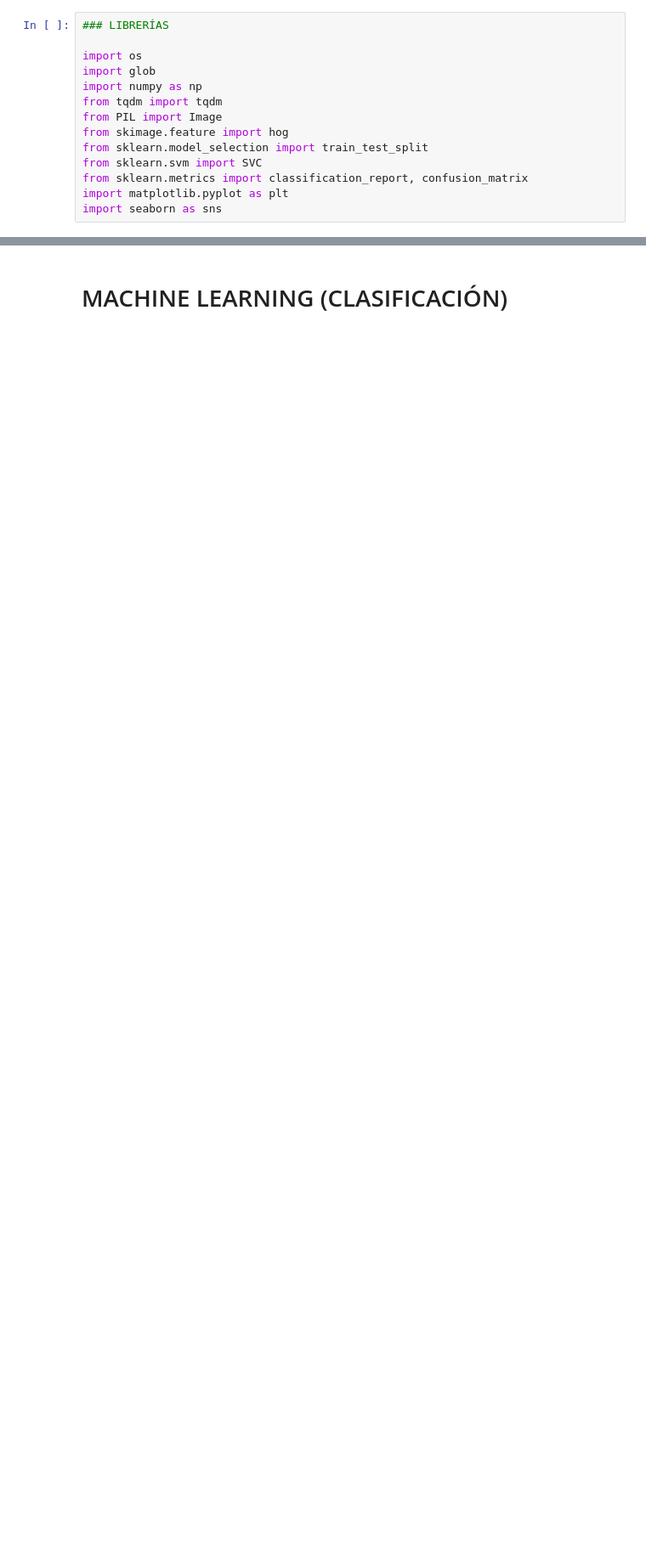
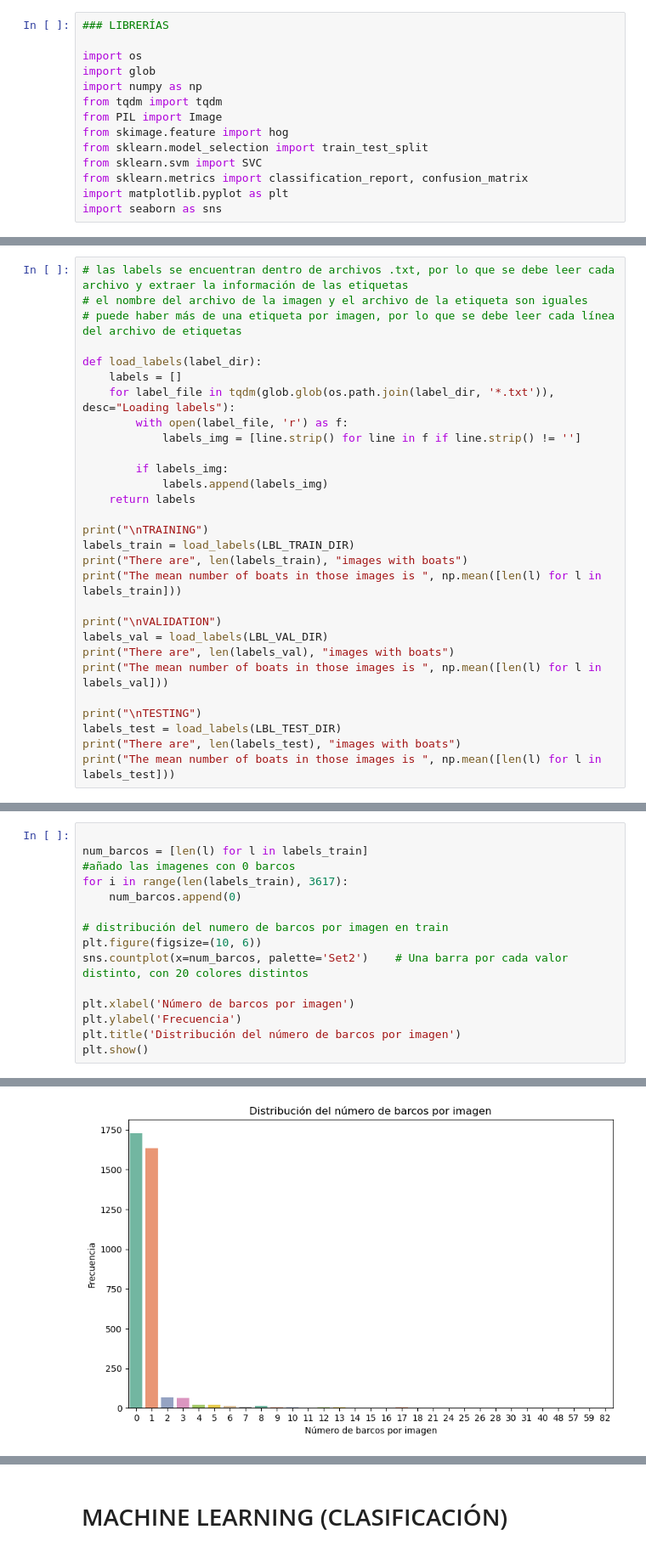
Before and after one commit to MarcosBlancoVigo/DeepLearning-Images, a Jupyter notebook: code/Code.ipynb, the cells around one changed output, grey strips where cells are left out. Shown at 85% size. Saved outputs shown, nothing was run; the diff lists cells and outputs as text; blank space fills up the shorter version.

```diff
--- a/code/Code.ipynb
+++ b/code/Code.ipynb
@@ -22,0 +36,29 @@ LBL_TEST_DIR = os.path.join(BASE_DIR, 'data', 'output', 'test', 'labels')
+# %%
+# las labels se encuentran dentro de archivos .txt, por lo que se debe leer cada archivo y extraer la información de las etiquetas
+# el nombre del archivo de la imagen y el archivo de la etiqueta son iguales
+# puede haber más de una etiqueta por imagen, por lo que se debe leer cada línea del archivo de etiquetas
+
+def load_labels(label_dir):
+    labels = []
+    for label_file in tqdm(glob.glob(os.path.join(label_dir, '*.txt')), desc="Loading labels"):
+        with open(label_file, 'r') as f:
+            labels_img = [line.strip() for line in f if line.strip() != '']
+
+        if labels_img:
+            labels.append(labels_img)
+    return labels
+
+print("\nTRAINING")
+labels_train = load_labels(LBL_TRAIN_DIR)
+print("There are", len(labels_train), "images with boats")
+print("The mean number of boats in those images is ", np.mean([len(l) for l in labels_train]))
+
+print("\nVALIDATION")
+labels_val = load_labels(LBL_VAL_DIR)
+print("There are", len(labels_val), "images with boats")
+print("The mean number of boats in those images is ", np.mean([len(l) for l in labels_val]))
+
+print("\nTESTING")
+labels_test = load_labels(LBL_TEST_DIR)
+print("There are", len(labels_test), "images with boats")
+print("The mean number of boats in those images is ", np.mean([len(l) for l in labels_test]))
@@ -22,0 +79,16 @@ LBL_TEST_DIR = os.path.join(BASE_DIR, 'data', 'output', 'test', 'labels')
+# %%
+
+num_barcos = [len(l) for l in labels_train]
+#añado las imagenes con 0 barcos
+for i in range(len(labels_train), 3617):
+    num_barcos.append(0)
+
+# distribución del numero de barcos por imagen en train
+plt.figure(figsize=(10, 6))
+sns.countplot(x=num_barcos, palette='Set2')    # Una barra por cada valor distinto, con 20 colores distintos
+
+plt.xlabel('Número de barcos por imagen')
+plt.ylabel('Frecuencia')
+plt.title('Distribución del número de barcos por imagen')
+plt.show()
+# %% [output]
@@ -22,0 +98 @@ LBL_TEST_DIR = os.path.join(BASE_DIR, 'data', 'output', 'test', 'labels')
+[figure, added]
```
Also changed, not shown: parts of 21 cells of this notebook, 28 other files.
